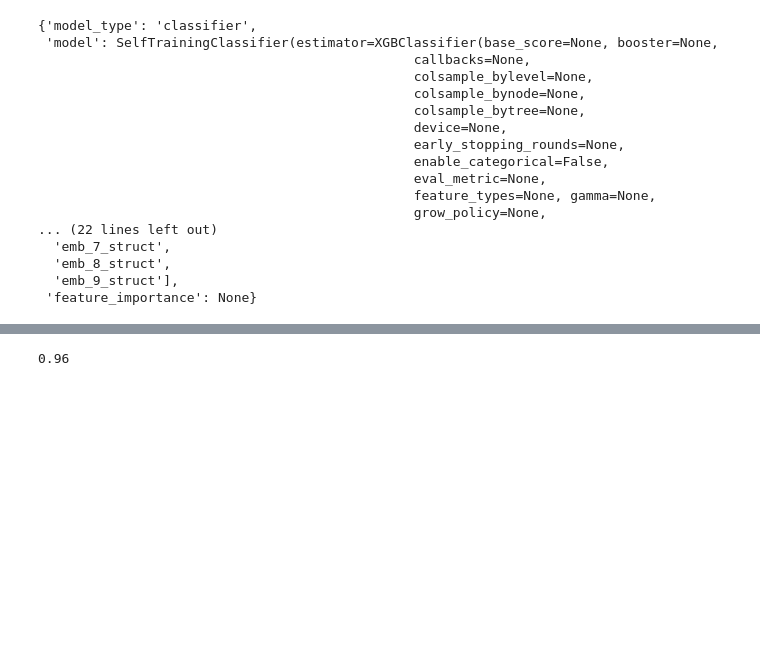
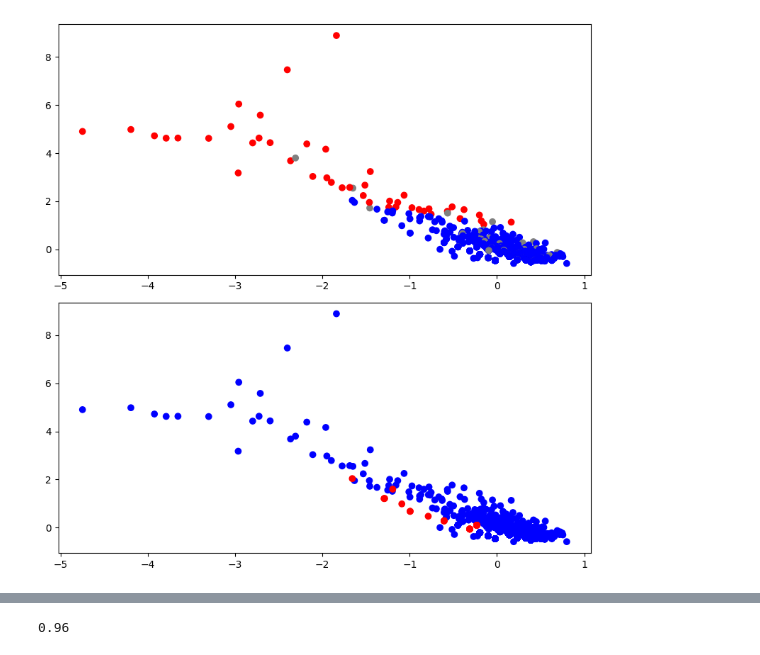
Before and after one commit to ashdehghan/NEExT, a Jupyter notebook: experiments/graph_splitter.ipynb, the cells around one changed output, grey strips where cells are left out. Cells and saved outputs as stored; diff of their text form; code cells hidden in the pictures; blank space fills up the shorter version.

```diff
--- a/experiments/graph_splitter.ipynb
+++ b/experiments/graph_splitter.ipynb
@@ -19,7 +19,7 @@ _features = pd.read_csv(features_file_path)
 # %%
 import os
 
-def semi_supervised_set(df, col="is_outlier", hide_frac={0: 0.0, 1: 0.0}, seed=42):
+def semi_supervised_set(df, col="is_outlier", hide_frac={0: 0.1, 1: 0.1}, seed=42):
     np.random.seed(seed)
 
     for _cls, frac in hide_frac.items():
@@ -37,9 +37,9 @@ node_graph_mapping_file_path = "../data/ABCDO-partial/graph_mapping.csv"
 features_file_path = "../data/ABCDO-partial/features.csv"
 
 os.makedirs('../data/ABCDO-partial/', exist_ok=True)
-edges.to_csv(edge_file_path)
-mapping.to_csv(node_graph_mapping_file_path)
-_features.to_csv(features_file_path)
+edges.to_csv(edge_file_path, index=False)
+mapping.to_csv(node_graph_mapping_file_path, index=False)
+_features.to_csv(features_file_path, index=False)
 # %%
 from NEExT.collections import EgonetCollection
 from NEExT.features import NodeFeatures, StructuralNodeFeatures
@@ -261,23 +261,16 @@ out= {
     "feature_columns": feature_cols,
     "feature_importance": feature_importance_df
 }
-# %%
-out
-# %% [output]
-{'model_type': 'classifier',
- 'model': SelfTrainingClassifier(estimator=XGBClassifier(base_score=None, booster=None,
-                                                callbacks=None,
-                                                colsample_bylevel=None,
-                                                colsample_bynode=None,
-                                                colsample_bytree=None,
-                                                device=None,
-                                                early_stopping_rounds=None,
-                                                enable_categorical=False,
-                                                eval_metric=None,
-                                                feature_types=None, gamma=None,
-                                                grow_policy=None,
-... (22 lines left out)
-  'emb_7_struct',
-  'emb_8_struct',
-  'emb_9_struct'],
- 'feature_importance': None}
+# %%
+df = ml_models.data_df[out['feature_columns']]
+
+from sklearn.manifold import MDS
+
+mds = MDS()
+df_latent = mds.fit_transform(df)
+# %%
+color = {0:'blue', 1:'red', -1:'gray'}
+labels = _features['is_outlier'].map(color)
+# %%
+model_labels = out['model'].predict(df)
+model_labels = pd.Series(model_labels).map(color)
@@ -283,0 +279,9 @@ out
+# %%
+
+fig, ax = plt.subplots(2, 1, figsize=(8, 8))
+ax[0].scatter(df_latent[:,0], df_latent[:,1], c=labels)
+ax[1].scatter(df_latent[:,0], df_latent[:,1], c=model_labels)
+
+fig.tight_layout()
+# %% [output]
+[figure, added]
```
Also changed, not shown: parts of 9 cells of this notebook, 3 other files.
